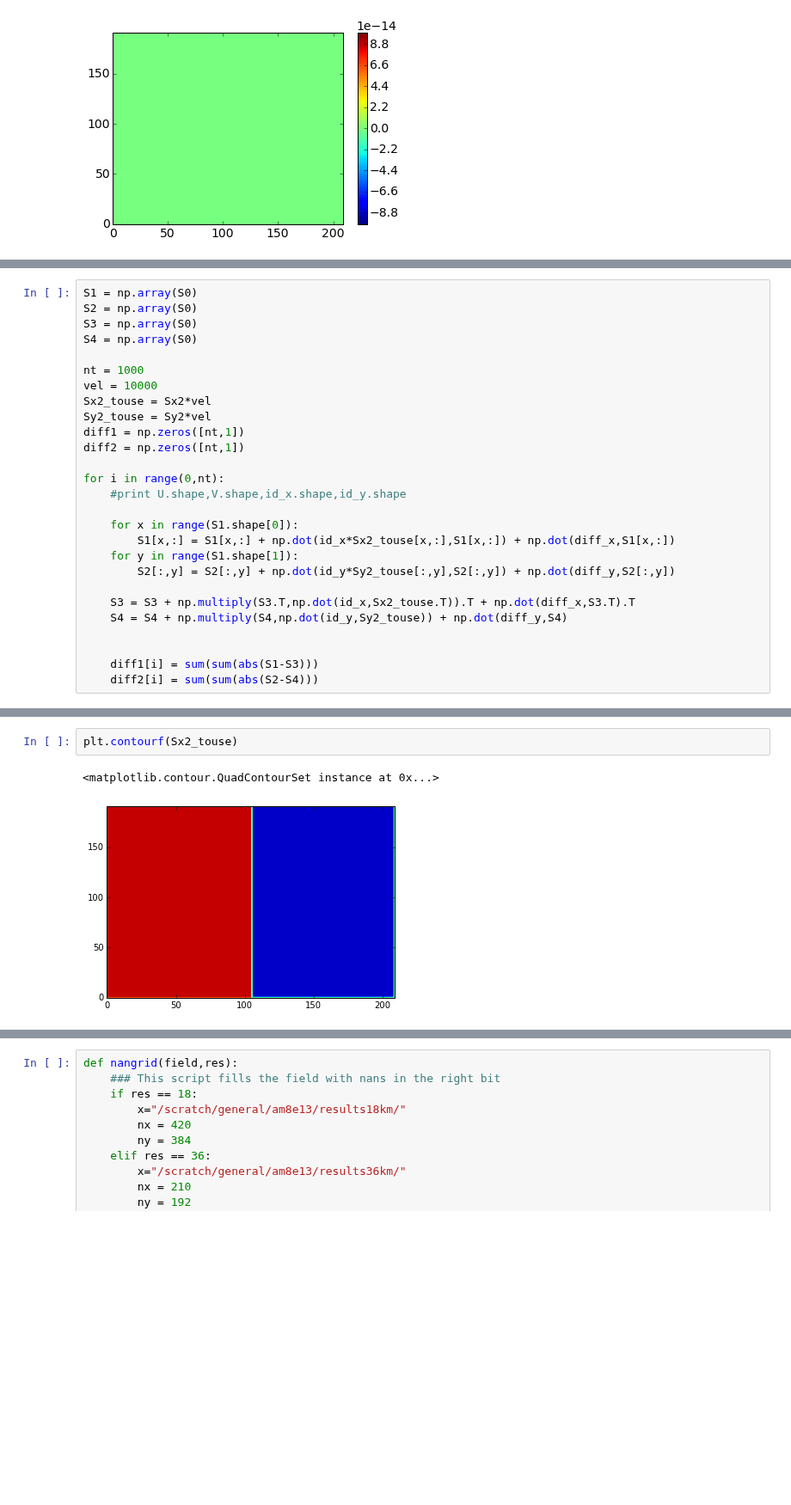
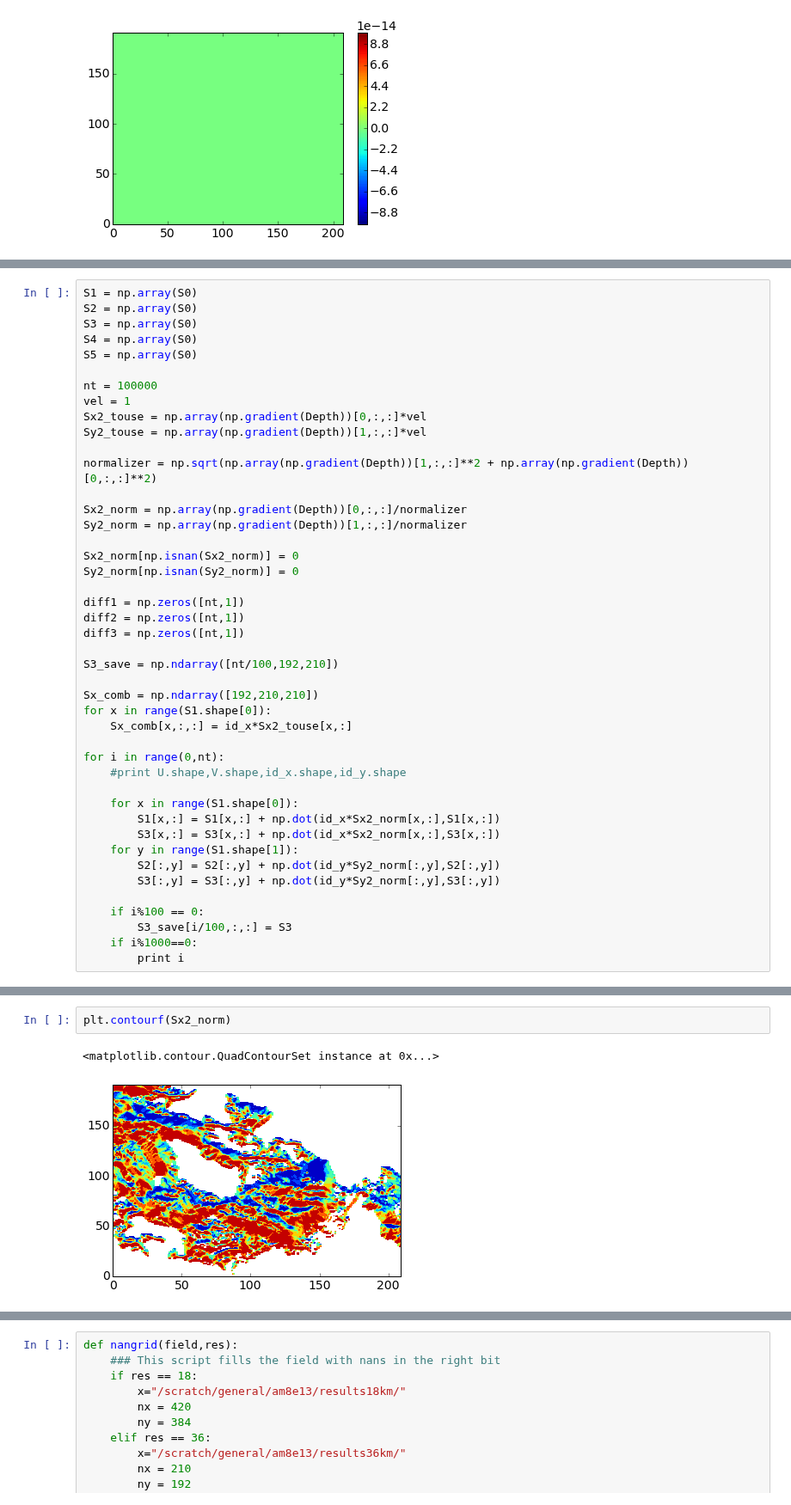
Before and after one commit to AlessandroMozzato/notebooks, a Jupyter notebook: GradientVelocity.ipynb, the cells around one changed output, grey strips where cells are left out. Shown at 86% size. Drawn from its saved outputs; the diff is of its cells as text; blank space fills up the shorter version.

```diff
--- a/GradientVelocity.ipynb
+++ b/GradientVelocity.ipynb
@@ -233,26 +241,43 @@ S1 = np.array(S0)
 S2 = np.array(S0)
 S3 = np.array(S0)
 S4 = np.array(S0)
+S5 = np.array(S0)
 
-nt = 1000
-vel = 10000
-Sx2_touse = Sx2*vel
-Sy2_touse = Sy2*vel
+nt = 100000
+vel = 1
+Sx2_touse = np.array(np.gradient(Depth))[0,:,:]*vel
+Sy2_touse = np.array(np.gradient(Depth))[1,:,:]*vel
+
+normalizer = np.sqrt(np.array(np.gradient(Depth))[1,:,:]**2 + np.array(np.gradient(Depth))[0,:,:]**2)
+
+Sx2_norm = np.array(np.gradient(Depth))[0,:,:]/normalizer
+Sy2_norm = np.array(np.gradient(Depth))[1,:,:]/normalizer
+
+Sx2_norm[np.isnan(Sx2_norm)] = 0
+Sy2_norm[np.isnan(Sy2_norm)] = 0
+
 diff1 = np.zeros([nt,1])
 diff2 = np.zeros([nt,1])
+diff3 = np.zeros([nt,1])
+
+S3_save = np.ndarray([nt/100,192,210])
+
+Sx_comb = np.ndarray([192,210,210])
+for x in range(S1.shape[0]):
+    Sx_comb[x,:,:] = id_x*Sx2_touse[x,:]
 
 for i in range(0,nt):
     #print U.shape,V.shape,id_x.shape,id_y.shape
 
     for x in range(S1.shape[0]):
-        S1[x,:] = S1[x,:] + np.dot(id_x*Sx2_touse[x,:],S1[x,:]) + np.dot(diff_x,S1[x,:])
+        S1[x,:] = S1[x,:] + np.dot(id_x*Sx2_norm[x,:],S1[x,:])
+        S3[x,:] = S3[x,:] + np.dot(id_x*Sx2_norm[x,:],S3[x,:])
     for y in range(S1.shape[1]):
-        S2[:,y] = S2[:,y] + np.dot(id_y*Sy2_touse[:,y],S2[:,y]) + np.dot(diff_y,S2[:,y])
+        S2[:,y] = S2[:,y] + np.dot(id_y*Sy2_norm[:,y],S2[:,y])
+        S3[:,y] = S3[:,y] + np.dot(id_y*Sy2_norm[:,y],S3[:,y])
 
-    S3 = S3 + np.multiply(S3.T,np.dot(id_x,Sx2_touse.T)).T + np.dot(diff_x,S3.T).T
-    S4 = S4 + np.multiply(S4,np.dot(id_y,Sy2_touse)) + np.dot(diff_y,S4)
-
-
-    diff1[i] = sum(sum(abs(S1-S3)))
-    diff2[i] = sum(sum(abs(S2-S4)))
+    if i%100 == 0:
+        S3_save[i/100,:,:] = S3
+    if i%1000==0:
+        print i
 # %% [output]
@@ -260,5 +301,5 @@ KeyboardInterrupt:
 # %%
-plt.contourf(Sx2_touse)
+plt.contourf(Sx2_norm)
 # %% [output]
 <matplotlib.contour.QuadContourSet instance at 0x...>
-[figure, old version]
+[figure, new version]
```
Also changed, not shown: parts of 16 cells of this notebook, 1 other file.
